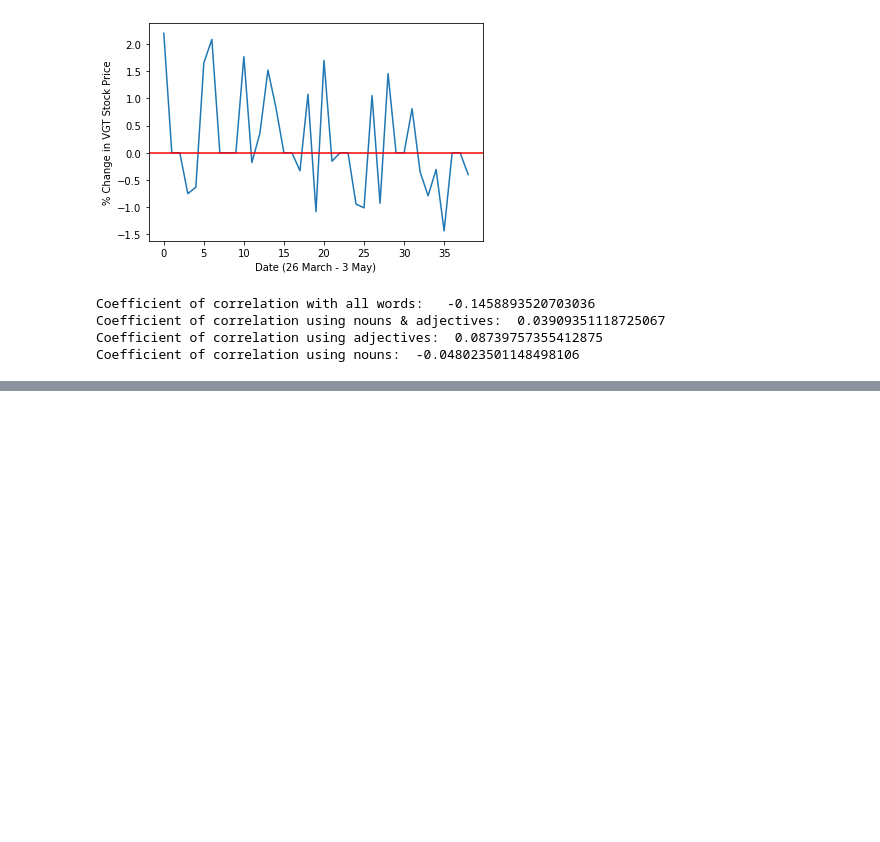
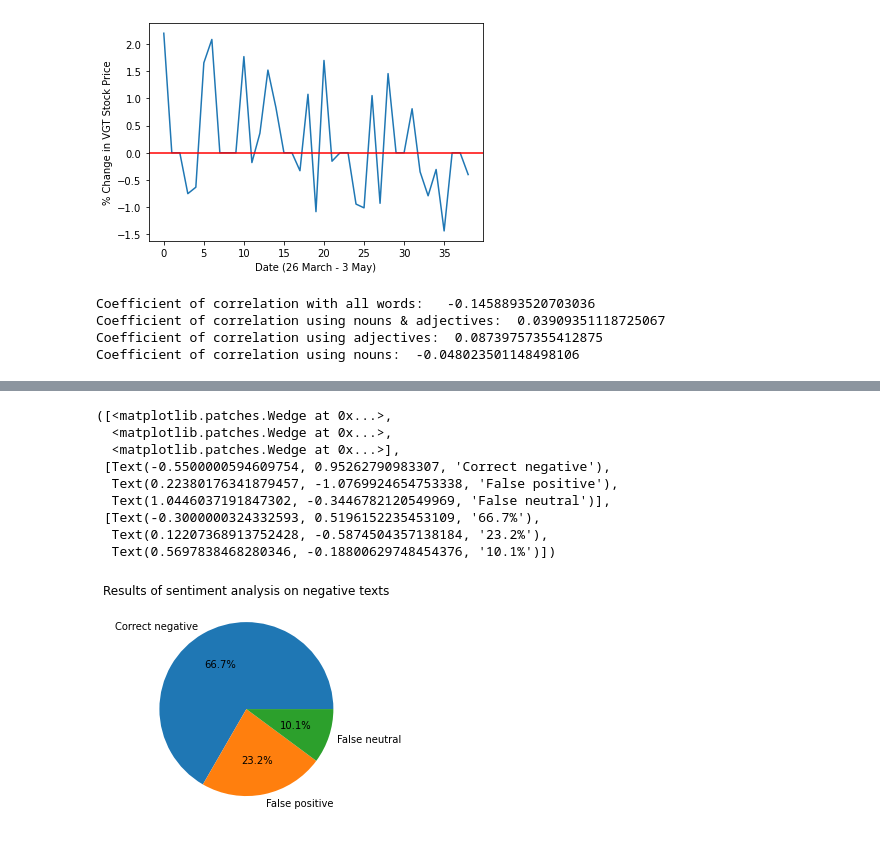
Before and after one commit to mjvar/tech-news-sentiment-analysis, a Jupyter notebook: tech-news-sentiment-final.ipynb, the cells around one changed output, grey strips where cells are left out. Cells and saved outputs as stored; diff of their text form; code cells hidden in the pictures; blank space fills up the shorter version.

```diff
--- a/tech-news-sentiment-final.ipynb
+++ b/tech-news-sentiment-final.ipynb
@@ -586,0 +651,25 @@ Coefficient of correlation using nouns:  -0.048023501148498106
+# %%
+correct_neg = 46
+
+false_pos = 0
+false_neu = 0
+for w in wrong_neg:
+    if w[1] == "positive":
+        false_pos += 1
+    else:
+        false_neu += 1
+
+labels = ['Correct negative','False positive','False neutral']
+plt.title("Results of sentiment analysis on negative texts")
+plt.pie([correct_neg,false_pos,false_neu],labels=labels,autopct='%1.1f%%')
+# %% [output]
+([<matplotlib.patches.Wedge at 0x...>,
+  <matplotlib.patches.Wedge at 0x...>,
+  <matplotlib.patches.Wedge at 0x...>],
+ [Text(-0.5500000594609754, 0.95262790983307, 'Correct negative'),
+  Text(0.22380176341879457, -1.0769924654753338, 'False positive'),
+  Text(1.0446037191847302, -0.3446782120549969, 'False neutral')],
+ [Text(-0.3000000324332593, 0.5196152235453109, '66.7%'),
+  Text(0.12207368913752428, -0.5874504357138184, '23.2%'),
+  Text(0.5697838468280346, -0.18800629748454376, '10.1%')])
+[figure, added]
```
Also changed, not shown: parts of 27 cells of this notebook.
